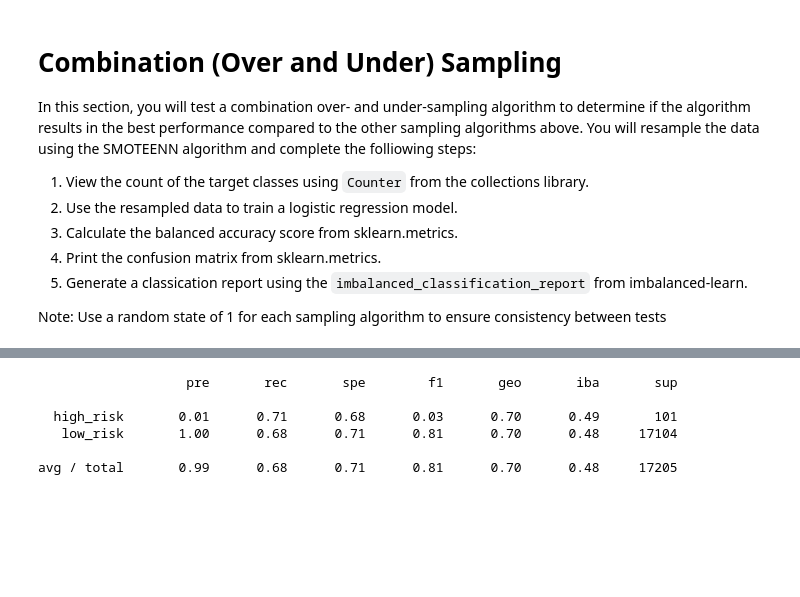
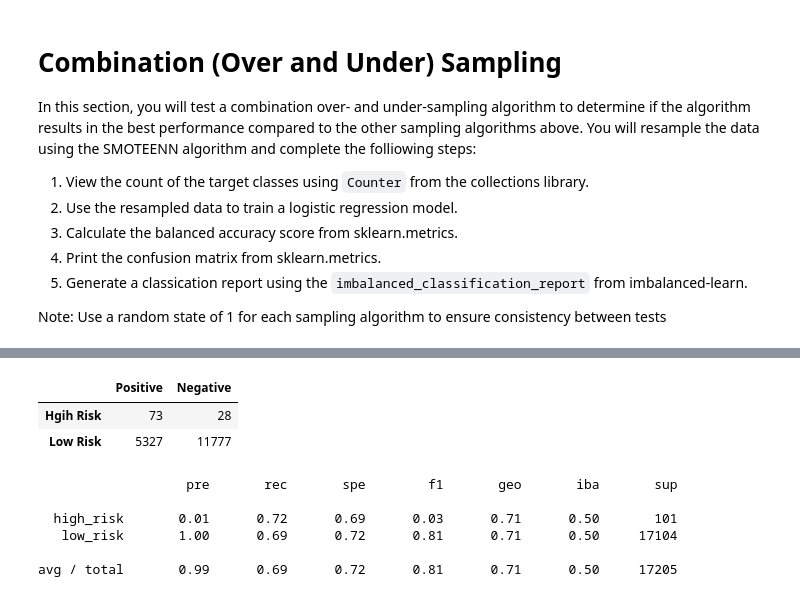
Before and after one commit to willwillis/python-machine-learning-hw, a Jupyter notebook: credit_risk_resampling.ipynb, the cells around one changed output, grey strips where cells are left out. Cells and saved outputs as stored; diff of their text form; code cells hidden in the pictures; blank space fills up the shorter version.

```diff
--- a/credit_risk_resampling.ipynb
+++ b/credit_risk_resampling.ipynb
@@ -294,0 +301,6 @@ Counter({'high_risk': 51361, 'low_risk': 46653})
+# %%
+# Resample the training data with SMOTEENN
+from imblearn.combine import SMOTEENN
+smote_enn = SMOTEENN(random_state=1, ratio=1)
+X_resampled, y_resampled = smote_enn.fit_resample(X_train, y_train)
+Counter(y_resampled)
@@ -295,5 +309,6 @@ Counter({'high_risk': 51361, 'low_risk': 46653})
 # %%
 # Train the Logistic Regression model using the resampled data
-# YOUR CODE HERE
+model = LogisticRegression(solver='warn', random_state=1)
+model.fit(X_resampled, y_resampled)
 # %% [output]
 LogisticRegression(C=1.0, class_weight=None, dual=False, fit_intercept=True,
@@ -303,4 +319,5 @@ LogisticRegression(C=1.0, class_weight=None, dual=False, fit_intercept=True,
 # %%
 # Calculated the balanced accuracy score
-# YOUR CODE HERE
+y_pred = model.predict(X_test)
+balanced_accuracy_score(y_test, y_pred)
 # %% [output]
@@ -314,10 +325,21 @@ array([[   72,    29],
+# %%
+# Display the confusion matrix
+pd.DataFrame(
+    confusion_matrix(y_test, y_pred),
+    index=["Hgih Risk", "Low Risk"],
+    columns=["Positive", "Negative"]
+)
+# %% [output]
+|  | Positive | Negative |
+| Hgih Risk | 73 | 28 |
+| Low Risk | 5327 | 11777 |
 # %%
 # Print the imbalanced classification report
-# YOUR CODE HERE
+print(classification_report_imbalanced(y_test, y_pred))
 # %% [output]
                    pre       rec       spe        f1       geo       iba       sup
 
-  high_risk       0.01      0.71      0.68      0.03      0.70      0.49       101
-   low_risk       1.00      0.68      0.71      0.81      0.70      0.48     17104
+  high_risk       0.01      0.72      0.69      0.03      0.71      0.50       101
+   low_risk       1.00      0.69      0.72      0.81      0.71      0.50     17104
 
-avg / total       0.99      0.68      0.71      0.81      0.70      0.48     17205
+avg / total       0.99      0.69      0.72      0.81      0.71      0.50     17205
```
Also changed, not shown: parts of 12 cells of this notebook.
